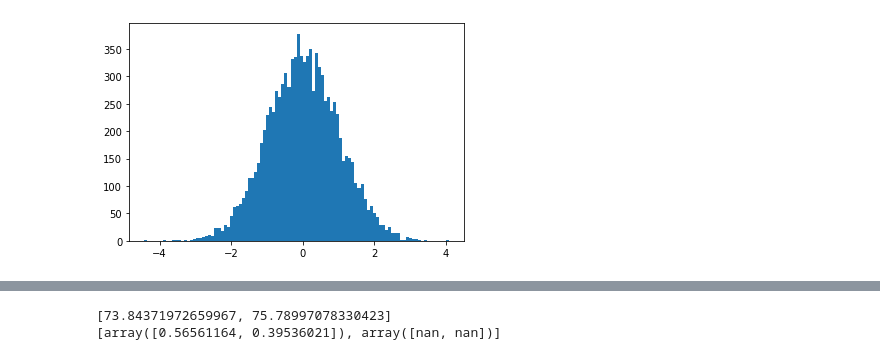
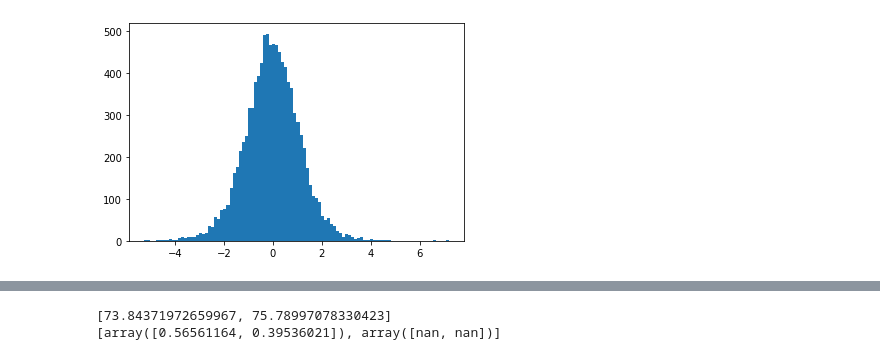
Before and after one commit to NaokiNakamichi/ML, a Jupyter notebook: GD/calssnoise_id.ipynb, the cells around one changed output, grey strips where cells are left out. Saved outputs shown, nothing was run; the diff lists cells and outputs as text; code cells hidden in the pictures.

```diff
--- a/GD/calssnoise_id.ipynb
+++ b/GD/calssnoise_id.ipynb
@@ -21,10 +31,10 @@ plt.show()
 # %%
 #student-t分布
-df = 1000
+df = 10
 noise_data = noise.StudentT(dim=2,n=10000,df=df)
 noise_value = noise_data.generate()
 
 plt.hist(noise_value.T[0],bins=100)
 plt.show()
 # %% [output]
-[figure, old version]
+[figure, new version]
```
Also changed, not shown: parts of 4 cells of this notebook, 9 other files.
